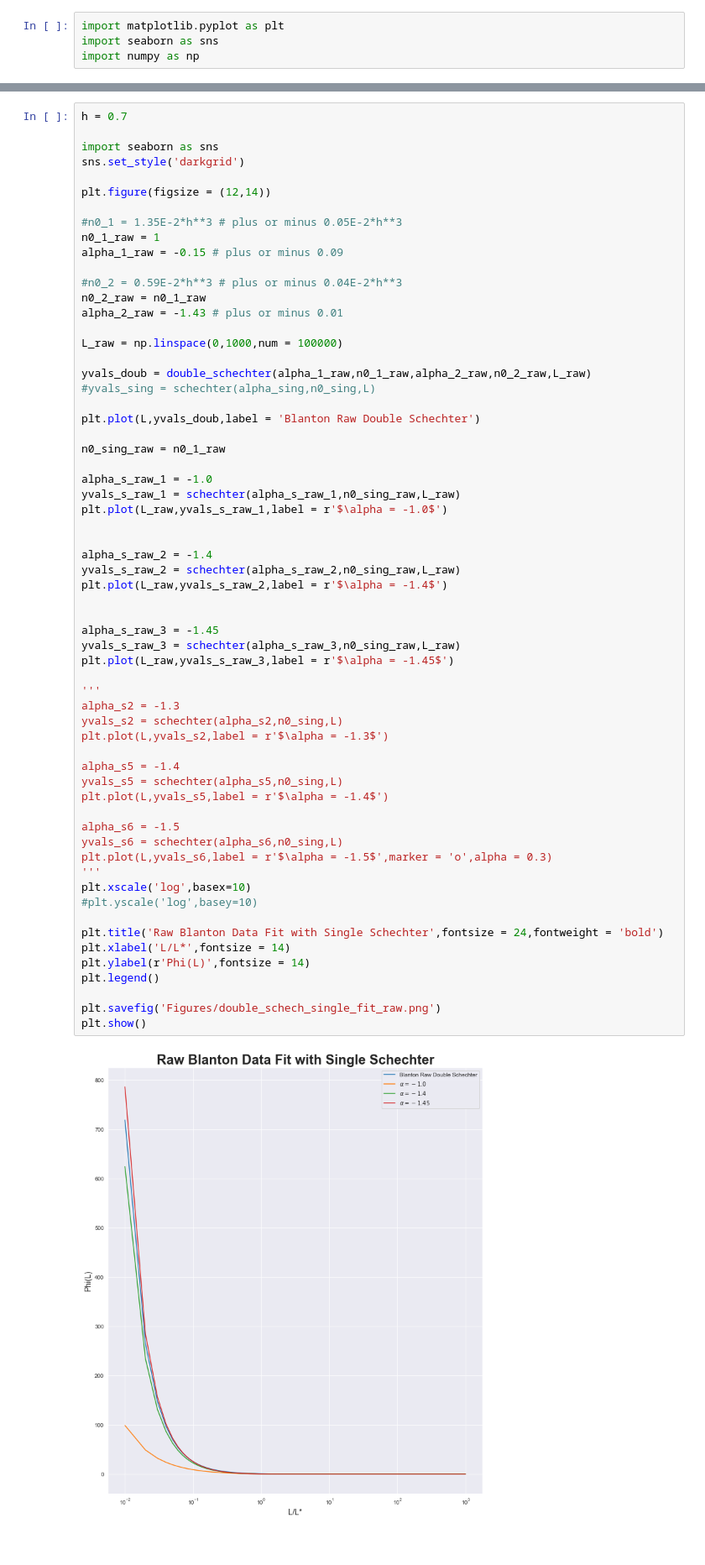
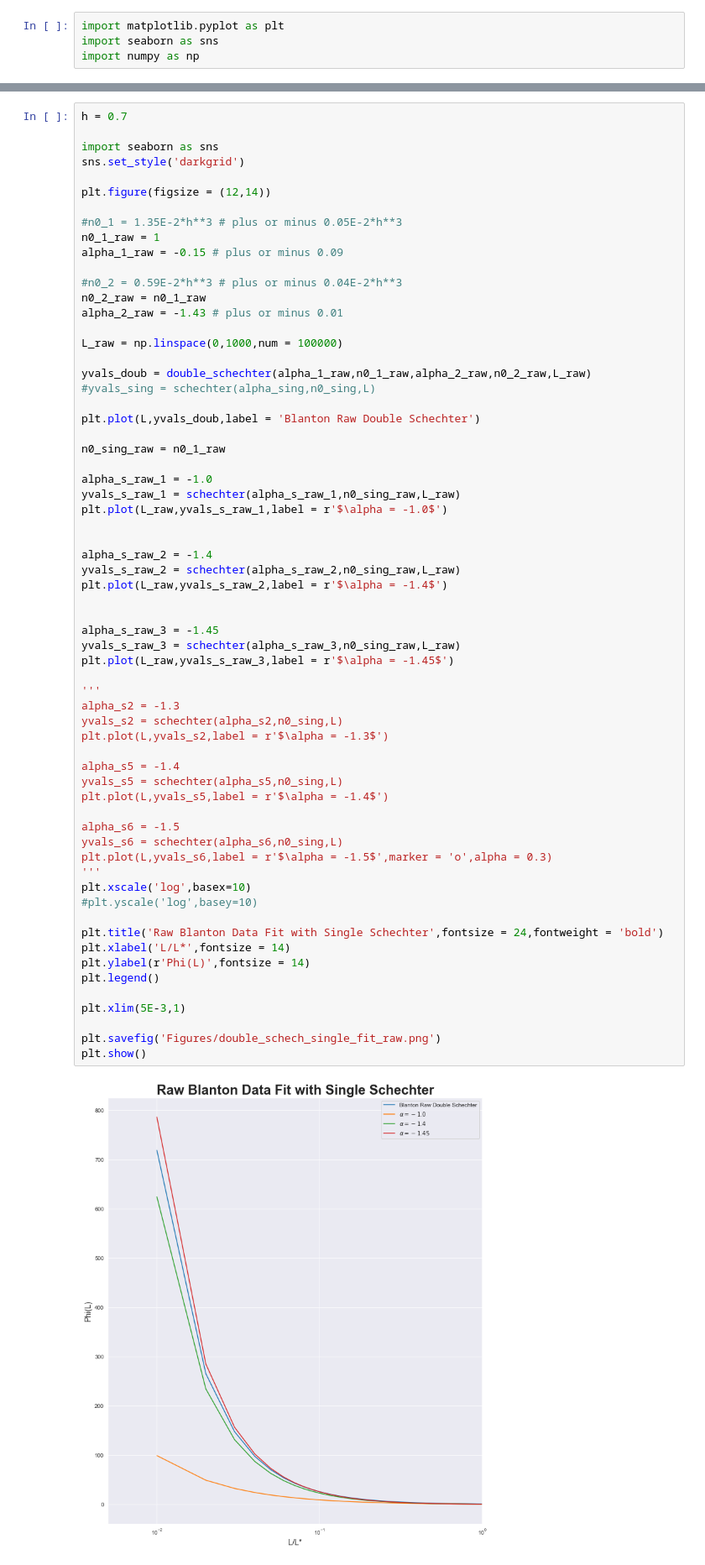
Before and after one commit to m4ese/intraClusterLight, a Jupyter notebook: Double_Schechter.ipynb, the cells around one changed output, grey strips where cells are left out. Shown at 84% size. Drawn from its saved outputs; the diff is of its cells as text.

```diff
--- a/Double_Schechter.ipynb
+++ b/Double_Schechter.ipynb
@@ -104,31 +104,33 @@ plt.plot(L_raw,yvals_s_raw_2,label = r'$\alpha = -1.4$')
 
 
 alpha_s_raw_3 = -1.45
 yvals_s_raw_3 = schechter(alpha_s_raw_3,n0_sing_raw,L_raw)
 plt.plot(L_raw,yvals_s_raw_3,label = r'$\alpha = -1.45$')
 
 '''
 alpha_s2 = -1.3
 yvals_s2 = schechter(alpha_s2,n0_sing,L)
 plt.plot(L,yvals_s2,label = r'$\alpha = -1.3$')
 
 alpha_s5 = -1.4
 yvals_s5 = schechter(alpha_s5,n0_sing,L)
 plt.plot(L,yvals_s5,label = r'$\alpha = -1.4$')
 
 alpha_s6 = -1.5
 yvals_s6 = schechter(alpha_s6,n0_sing,L)
 plt.plot(L,yvals_s6,label = r'$\alpha = -1.5$',marker = 'o',alpha = 0.3)
 '''
 plt.xscale('log',basex=10)
 #plt.yscale('log',basey=10)
 
 plt.title('Raw Blanton Data Fit with Single Schechter',fontsize = 24,fontweight = 'bold')
 plt.xlabel('L/L*',fontsize = 14)
 plt.ylabel(r'Phi(L)',fontsize = 14)
 plt.legend()
 
+plt.xlim(5E-3,1)
+
 plt.savefig('Figures/double_schech_single_fit_raw.png')
 plt.show()
 # %% [output]
-[figure, old version]
+[figure, new version]
```
Also changed, not shown: parts of 1 cell of this notebook, 2 other files.
